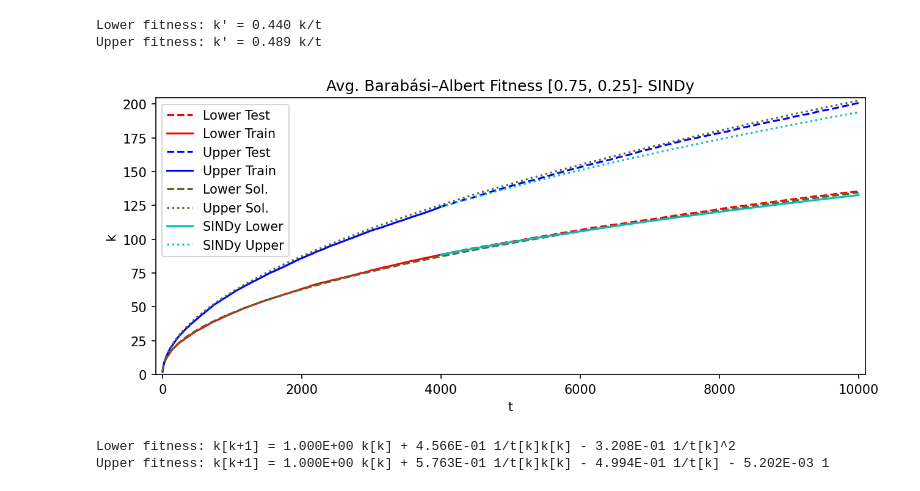
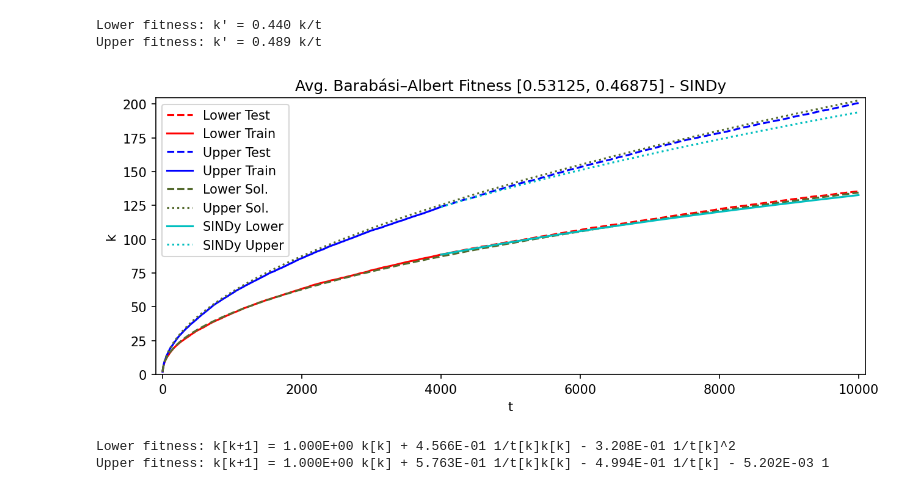
Before and after one commit to DavidContrerasFranco/Data-Driven-Dynamics-Understanding, a Jupyter notebook: Notebooks/barabasi_tight_fitness_model.ipynb, the cells around one changed output. Saved outputs shown, nothing was run; the diff lists cells and outputs as text; code cells hidden in the pictures.

```diff
--- a/Notebooks/barabasi_tight_fitness_model.ipynb
+++ b/Notebooks/barabasi_tight_fitness_model.ipynb
@@ -125,26 +124,26 @@ Lower fitness: k' = 0.440 k/t
 Upper fitness: k' = 0.489 k/t
 # %%
 plt.figure(figsize=(10, 4), dpi=150)
-plt.title('Avg. Barabási–Albert Fitness [0.75, 0.25]- SINDy')
+plt.title('Avg. Barabási–Albert Fitness [0.53125, 0.46875] - SINDy')
 plt.plot(t_test, k_low_test, "r--", label="Lower Test")
 plt.plot(t_train, k_low_train, "r", label="Lower Train")
 
 plt.plot(t_test, k_high_test, "b--", label="Upper Test")
 plt.plot(t_train, k_high_train, "b", label="Upper Train")
 
 plt.plot(t, k_low_ant_sol, color='darkolivegreen', linestyle='dashed', label="Lower Sol.")
 plt.plot(t, k_high_ant_sol, color='darkolivegreen', linestyle='dotted', label="Upper Sol.")
 
 plt.plot(t_test, sindy_sim_low, "c", label="SINDy Lower")
 plt.plot(t_test, sindy_sim_high, "c", linestyle='dotted', label="SINDy Upper")
 
 plt.margins(0.01, tight=True)
 plt.xlabel("t")
 plt.ylabel("k")
 plt.legend()
 print(end='')
 # %% [output]
-[figure, old version]
+[figure, new version]
 # %%
 # FROLS: Forward Regression Orthogonal Least Squares algorithm
 nx_low_model = FROLS(
```
Also changed, not shown: parts of 16 cells of this notebook, 20 other files.
